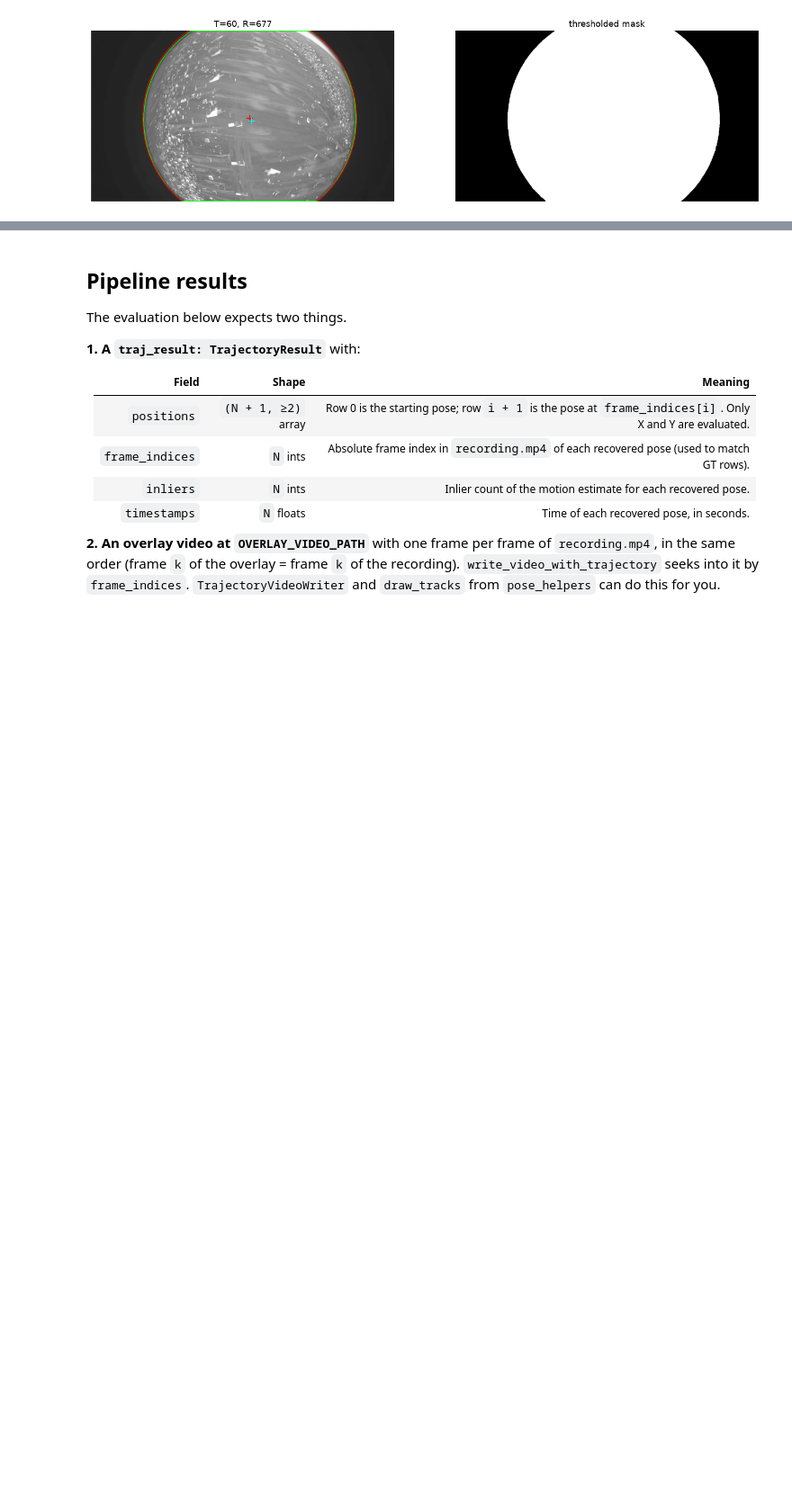
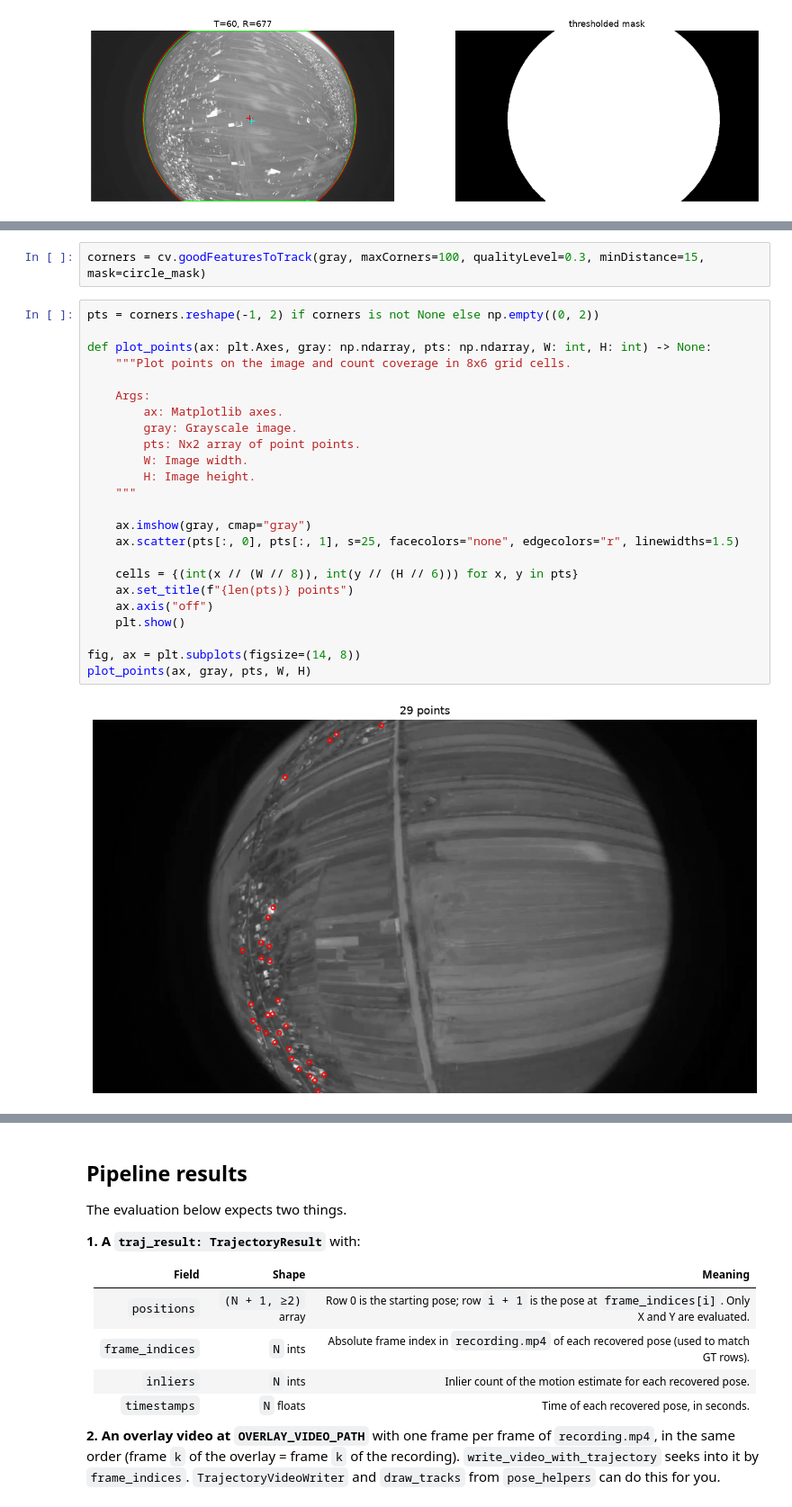
Before and after one commit to yagodanr/hw3_trajectory-estimation, a Jupyter notebook: homework.ipynb, the cells around one changed output, grey strips where cells are left out. Shown at 90% size. Cells and saved outputs as stored; diff of their text form; blank space fills up the shorter version.

Commit message:
feature tracking

```diff
--- a/homework.ipynb
+++ b/homework.ipynb
@@ -221,0 +247,28 @@ plt.show()
+# %%
+corners = cv.goodFeaturesToTrack(gray, maxCorners=100, qualityLevel=0.3, minDistance=15, mask=circle_mask)
+# %%
+pts = corners.reshape(-1, 2) if corners is not None else np.empty((0, 2))
+
+def plot_points(ax: plt.Axes, gray: np.ndarray, pts: np.ndarray, W: int, H: int) -> None:
+    """Plot points on the image and count coverage in 8x6 grid cells.
+
+    Args:
+        ax: Matplotlib axes.
+        gray: Grayscale image.
+        pts: Nx2 array of point points.
+        W: Image width.
+        H: Image height.
+    """
+
+    ax.imshow(gray, cmap="gray")
+    ax.scatter(pts[:, 0], pts[:, 1], s=25, facecolors="none", edgecolors="r", linewidths=1.5)
+
+    cells = {(int(x // (W // 8)), int(y // (H // 6))) for x, y in pts}
+    ax.set_title(f"{len(pts)} points")
+    ax.axis("off")
+    plt.show()
+
+fig, ax = plt.subplots(figsize=(14, 8))
+plot_points(ax, gray, pts, W, H)
+# %% [output]
+[figure, added]
```
Also changed, not shown: parts of 8 cells of this notebook.
